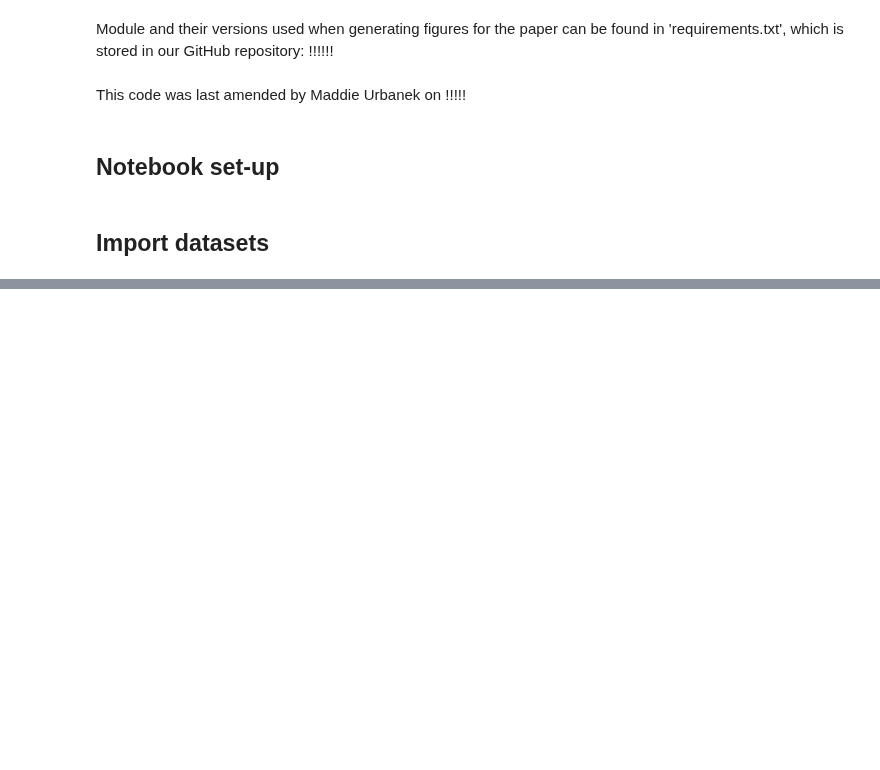
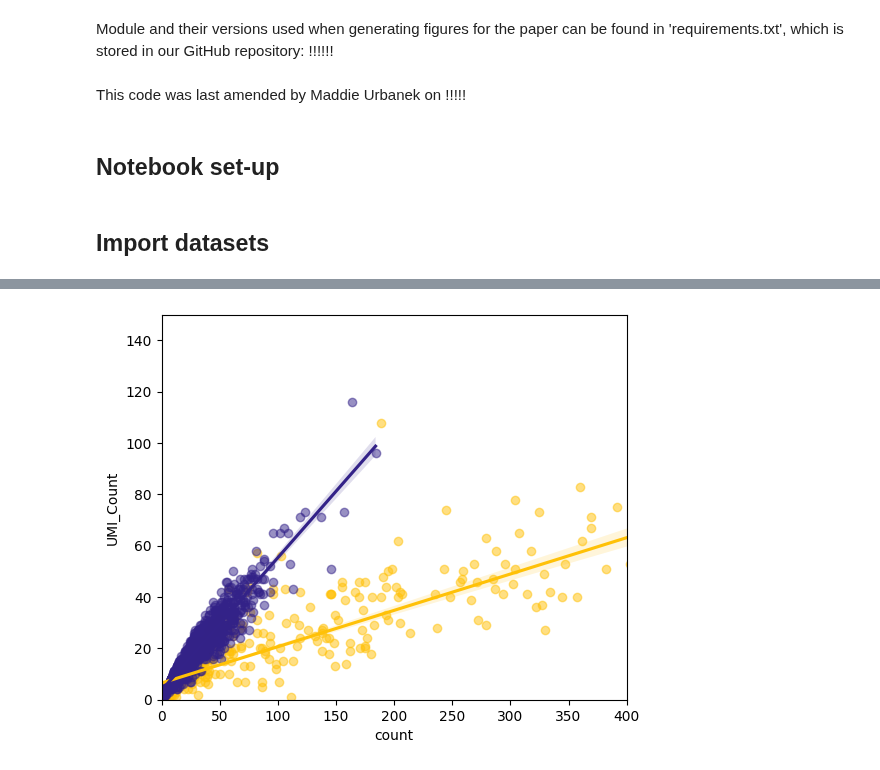
Before and after one commit to MEUrbanek/rabies_barcode_tech, a Jupyter notebook: ##_ms2_capture.ipynb, the cells around one changed output, grey strips where cells are left out. Drawn from its saved outputs; the diff is of its cells as text; code cells hidden in the pictures; blank space fills up the shorter version.

```diff
--- a/##_ms2_capture.ipynb
+++ b/##_ms2_capture.ipynb
@@ -25,0 +180,11 @@ This code was last amended by Maddie Urbanek on !!!!!
+# %%
+fig, ax = plt.subplots(figsize=(6,5))
+sns.regplot(data=merged_no, x='count', y='UMI_Count', color = '#FFC107',scatter_kws={'alpha':0.5},label='No MS2')
+#sns.regplot(data=merged_ms2, x='count', y='UMI_Count', color = '#44AA99',scatter_kws={'alpha':0.5},label='MS2')
+sns.regplot(data=merged_wpre, x='count', y='UMI_Count', color = '#332288',scatter_kws={'alpha':0.5},label='WPRE')
+ax.set_xlim(0, 400)
+ax.set_ylim(0, 150)
+
+ax.figure.savefig("../../../../figs/fig_6/wpre_v_no_reads_comparison.pdf")
+# %% [output]
+[figure, added]
```
Also changed, not shown: parts of 23 cells of this notebook.
